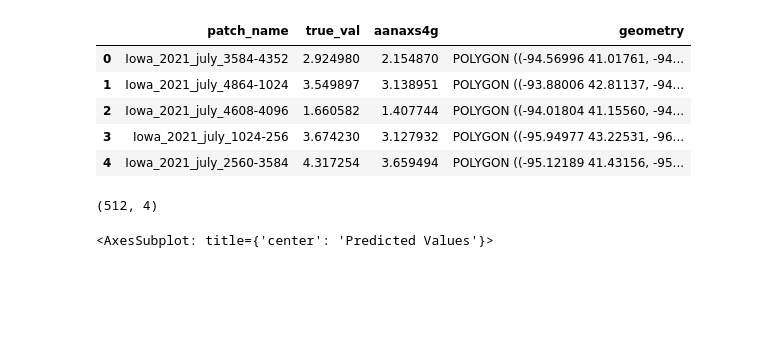
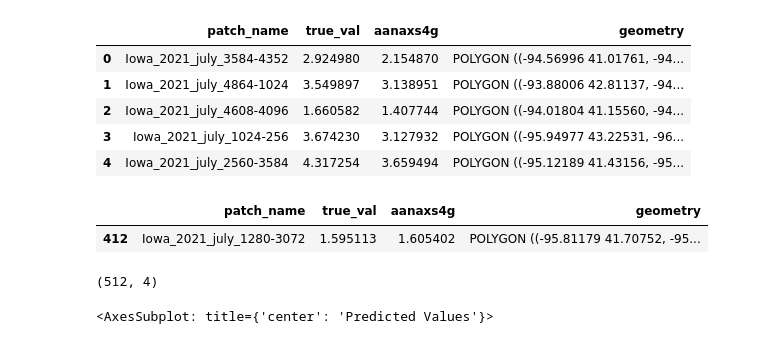
Before and after one commit to Arun-1997/Msc_Thesis, a Jupyter notebook: CNN_evaluate_analysis.ipynb, the cells around one changed output. Drawn from its saved outputs; the diff is of its cells as text; code cells hidden in the pictures; blank space fills up the shorter version.

```diff
--- a/CNN_evaluate_analysis.ipynb
+++ b/CNN_evaluate_analysis.ipynb
@@ -17,6 +17,11 @@ ev_gdf.head()
 | 2 | Iowa_2021_july_4608-4096 | 1.660582 | 1.407744 | POLYGON ((-94.01804 41.15560, -94... |
 | 3 | Iowa_2021_july_1024-256 | 3.674230 | 3.127932 | POLYGON ((-95.94977 43.22531, -96... |
 | 4 | Iowa_2021_july_2560-3584 | 4.317254 | 3.659494 | POLYGON ((-95.12189 41.43156, -95... |
+# %%
+ev_gdf.query("patch_name == 'Iowa_2021_july_1280-3072'")
+# %% [output]
+|  | patch_name | true_val | aanaxs4g | geometry |
+| 412 | Iowa_2021_july_1280-3072 | 1.595113 | 1.605402 | POLYGON ((-95.81179 41.70752, -95... |
 # %%
 vmin = np.min(np.array(ev_gdf.loc[:,["true_val",model_id]]))
 vmax = np.max(np.array(ev_gdf.loc[:,["true_val",model_id]]))
```
Also changed, not shown: 1 other file.
